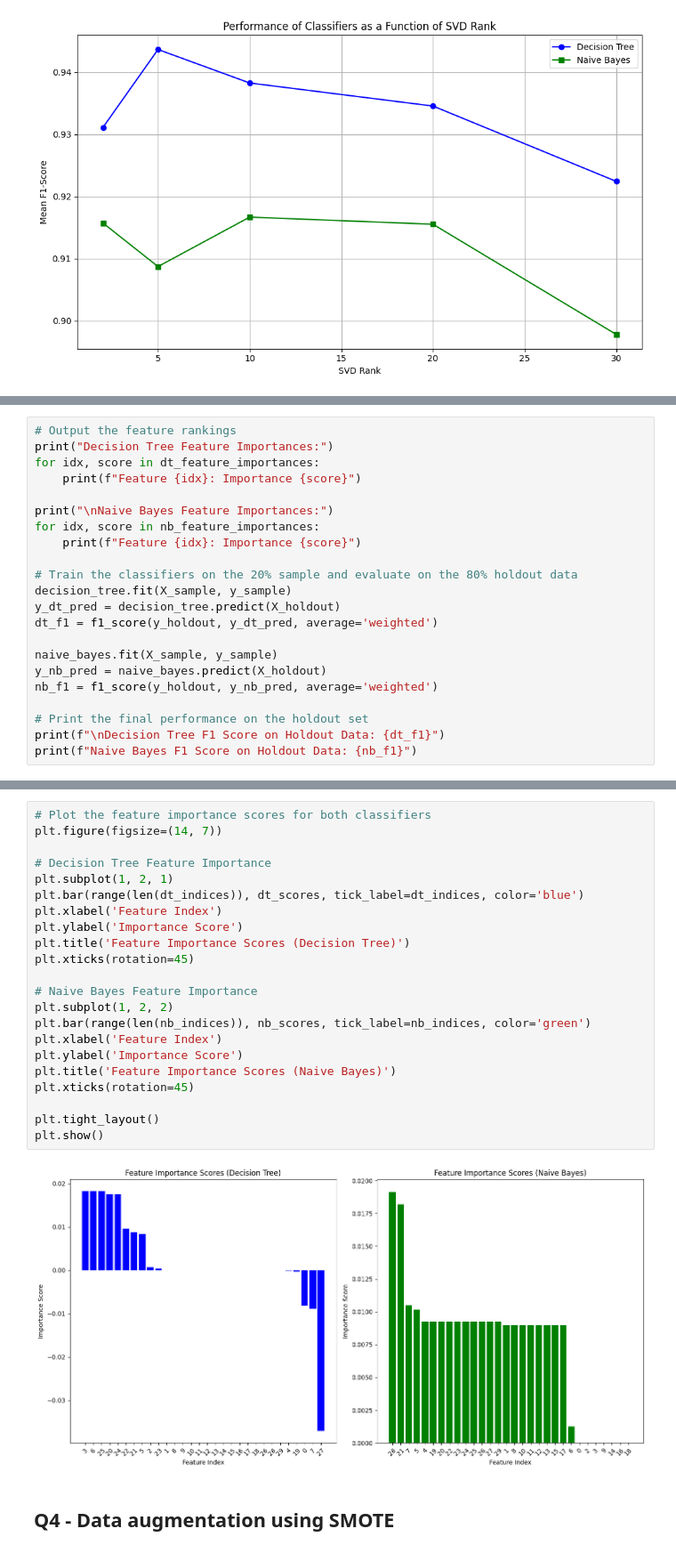
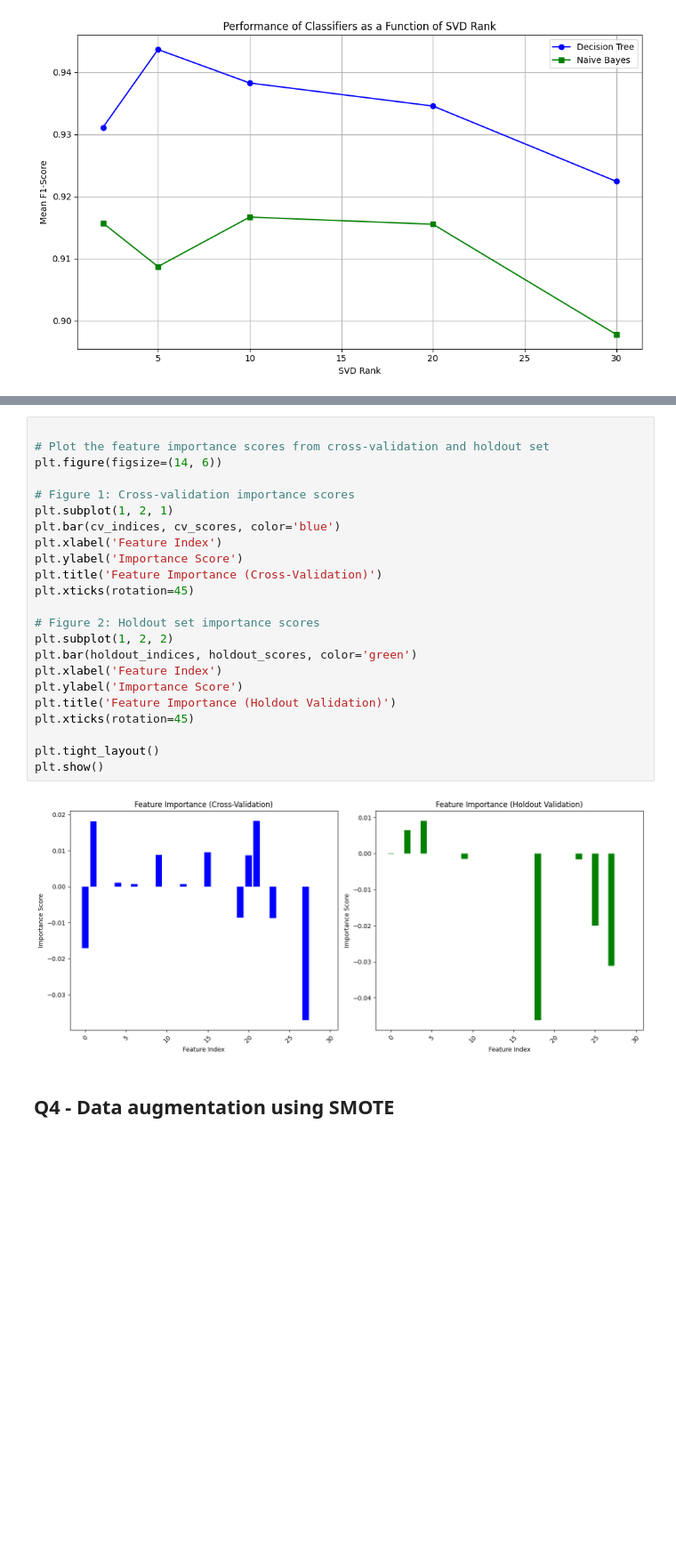
Before and after one commit to REGATTE/DMT_project, a Jupyter notebook: Phase - 1/Phase_1.ipynb, the cells around one changed output, grey strips where cells are left out. Shown at 89% size. Drawn from its saved outputs; the diff is of its cells as text; blank space fills up the shorter version.

```diff
--- a/Phase - 1/Phase_1.ipynb
+++ b/Phase - 1/Phase_1.ipynb
@@ -614,22 +596,0 @@ nb_scores = [f[1] for f in nb_feature_importances]
-# %%
-# Output the feature rankings
-print("Decision Tree Feature Importances:")
-for idx, score in dt_feature_importances:
-    print(f"Feature {idx}: Importance {score}")
-
-print("\nNaive Bayes Feature Importances:")
-for idx, score in nb_feature_importances:
-    print(f"Feature {idx}: Importance {score}")
-
-# Train the classifiers on the 20% sample and evaluate on the 80% holdout data
-decision_tree.fit(X_sample, y_sample)
-y_dt_pred = decision_tree.predict(X_holdout)
-dt_f1 = f1_score(y_holdout, y_dt_pred, average='weighted')
-
-naive_bayes.fit(X_sample, y_sample)
-y_nb_pred = naive_bayes.predict(X_holdout)
-nb_f1 = f1_score(y_holdout, y_nb_pred, average='weighted')
-
-# Print the final performance on the holdout set
-print(f"\nDecision Tree F1 Score on Holdout Data: {dt_f1}")
-print(f"Naive Bayes F1 Score on Holdout Data: {nb_f1}")
@@ -654,27 +651,28 @@ Naive Bayes F1 Score on Holdout Data: 0.942439249991643
 # %%
-# Plot the feature importance scores for both classifiers
-plt.figure(figsize=(14, 7))
 
-# Decision Tree Feature Importance
+# Plot the feature importance scores from cross-validation and holdout set
+plt.figure(figsize=(14, 6))
+
+# Figure 1: Cross-validation importance scores
 plt.subplot(1, 2, 1)
-plt.bar(range(len(dt_indices)), dt_scores, tick_label=dt_indices, color='blue')
+plt.bar(cv_indices, cv_scores, color='blue')
 plt.xlabel('Feature Index')
 plt.ylabel('Importance Score')
-plt.title('Feature Importance Scores (Decision Tree)')
+plt.title('Feature Importance (Cross-Validation)')
 plt.xticks(rotation=45)
 
-# Naive Bayes Feature Importance
+# Figure 2: Holdout set importance scores
 plt.subplot(1, 2, 2)
-plt.bar(range(len(nb_indices)), nb_scores, tick_label=nb_indices, color='green')
+plt.bar(holdout_indices, holdout_scores, color='green')
 plt.xlabel('Feature Index')
 plt.ylabel('Importance Score')
-plt.title('Feature Importance Scores (Naive Bayes)')
+plt.title('Feature Importance (Holdout Validation)')
 plt.xticks(rotation=45)
 
 plt.tight_layout()
 plt.show()
 # %% [output]
-[figure, old version]
+[figure, new version]
 # %% [markdown]
 ## Q4 - Data augmentation using SMOTE
 # %% [markdown]
```
Also changed, not shown: parts of 7 cells of this notebook, 3 other files.
